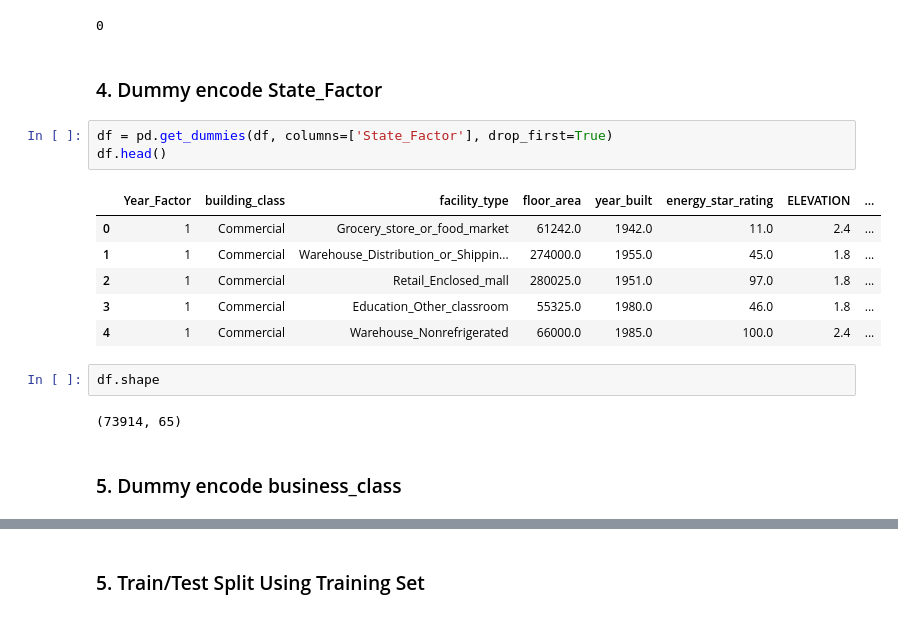
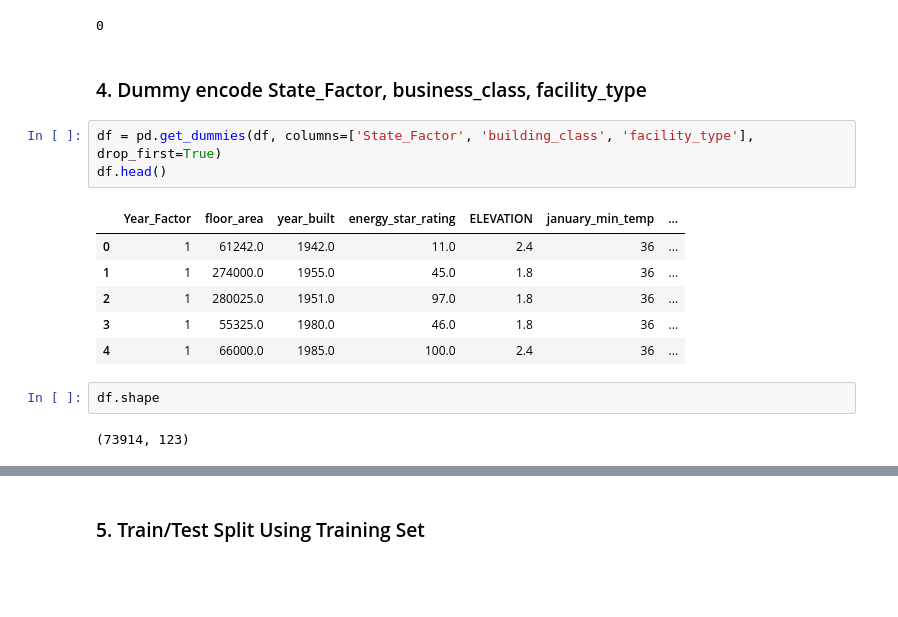
Before and after one commit to asakura000/Cyclones, a Jupyter notebook: Atsuko_Models/Atsuko_Impute_ESR_with_FacType_Mean.ipynb, the cells around one changed output, grey strips where cells are left out. Cells and saved outputs as stored; diff of their text form; blank space fills up the shorter version.

```diff
--- a/Atsuko_Models/Atsuko_Impute_ESR_with_FacType_Mean.ipynb
+++ b/Atsuko_Models/Atsuko_Impute_ESR_with_FacType_Mean.ipynb
@@ -136,20 +136,18 @@ df['energy_star_rating'].isnull().sum()
 # %% [output]
 0
 # %% [markdown]
-### 4. Dummy encode State_Factor
+### 4. Dummy encode State_Factor, business_class,  facility_type
 # %%
-df = pd.get_dummies(df, columns=['State_Factor'], drop_first=True)
+df = pd.get_dummies(df, columns=['State_Factor', 'building_class', 'facility_type'], drop_first=True)
 df.head()
 # %% [output]
-|  | Year_Factor | building_class | facility_type | floor_area | year_built | energy_star_rating | ELEVATION | ... |
-| 0 | 1 | Commercial | Grocery_store_or_food_market | 61242.0 | 1942.0 | 11.0 | 2.4 | ... |
-| 1 | 1 | Commercial | Warehouse_Distribution_or_Shippin... | 274000.0 | 1955.0 | 45.0 | 1.8 | ... |
-| 2 | 1 | Commercial | Retail_Enclosed_mall | 280025.0 | 1951.0 | 97.0 | 1.8 | ... |
-| 3 | 1 | Commercial | Education_Other_classroom | 55325.0 | 1980.0 | 46.0 | 1.8 | ... |
-| 4 | 1 | Commercial | Warehouse_Nonrefrigerated | 66000.0 | 1985.0 | 100.0 | 2.4 | ... |
+|  | Year_Factor | floor_area | year_built | energy_star_rating | ELEVATION | january_min_temp | ... |
+| 0 | 1 | 61242.0 | 1942.0 | 11.0 | 2.4 | 36 | ... |
+| 1 | 1 | 274000.0 | 1955.0 | 45.0 | 1.8 | 36 | ... |
+| 2 | 1 | 280025.0 | 1951.0 | 97.0 | 1.8 | 36 | ... |
+| 3 | 1 | 55325.0 | 1980.0 | 46.0 | 1.8 | 36 | ... |
+| 4 | 1 | 66000.0 | 1985.0 | 100.0 | 2.4 | 36 | ... |
 # %%
 df.shape
 # %% [output]
-(73914, 65)
+(73914, 123)
-# %% [markdown]
-### 5. Dummy encode business_class
```
Also changed, not shown: parts of 31 cells of this notebook, 5 other files.
